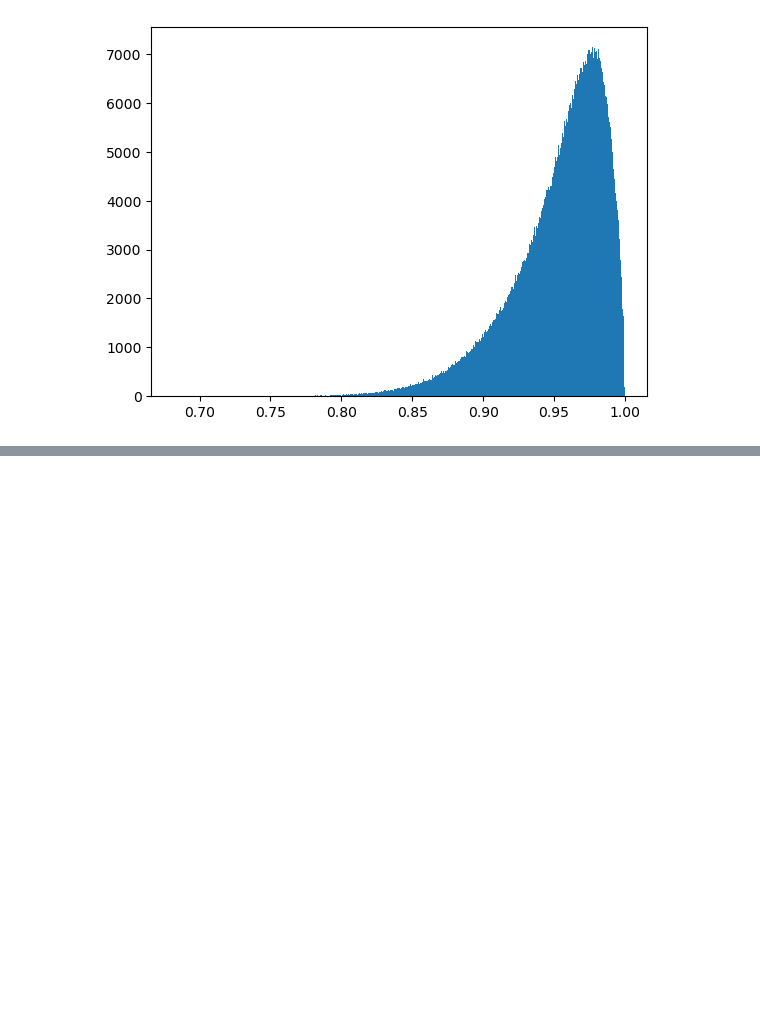
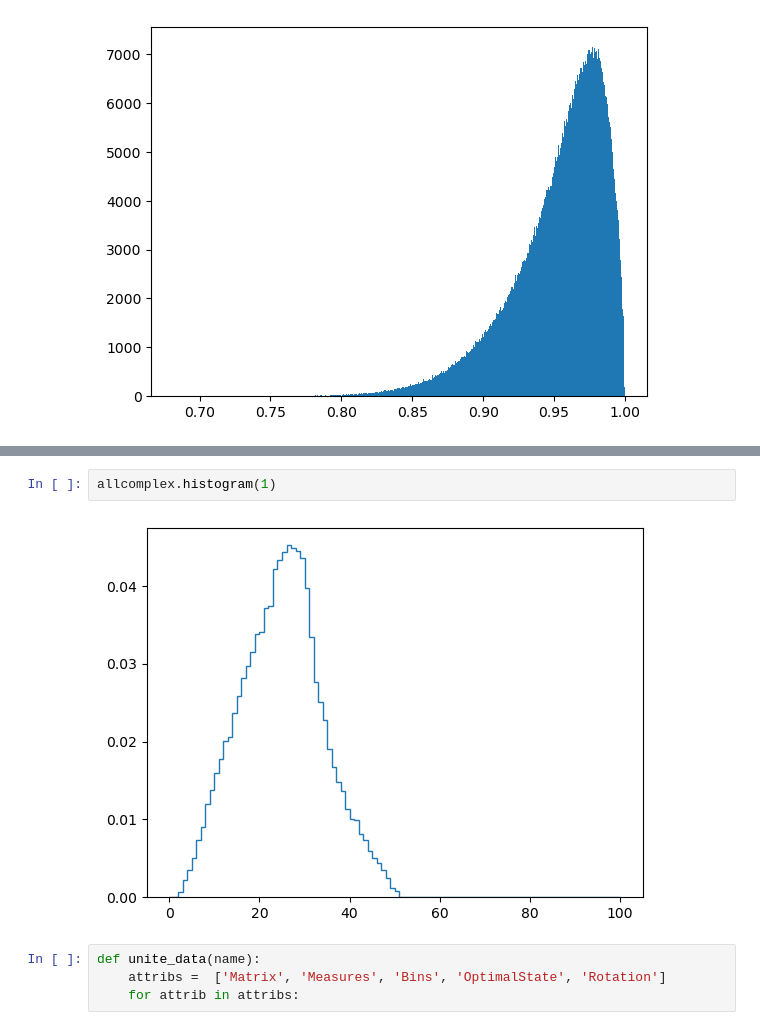
Before and after one commit to jkwiecien765/WernerTomography2, a Jupyter notebook: werner.ipynb, the cells around one changed output, grey strips where cells are left out. Saved outputs shown, nothing was run; the diff lists cells and outputs as text; blank space fills up the shorter version.

```diff
--- a/werner.ipynb
+++ b/werner.ipynb
@@ -883,0 +979,8 @@ plt.hist(alldata.Measures.HistogramFidelity, bins=1000)
+# %%
+allcomplex.histogram(1)
+# %% [output]
+[figure, added]
+# %%
+def unite_data(name):
+    attribs =  ['Matrix', 'Measures', 'Bins', 'OptimalState', 'Rotation']
+    for attrib in attribs:
```
Also changed, not shown: parts of 18 cells of this notebook, 3 other files.
